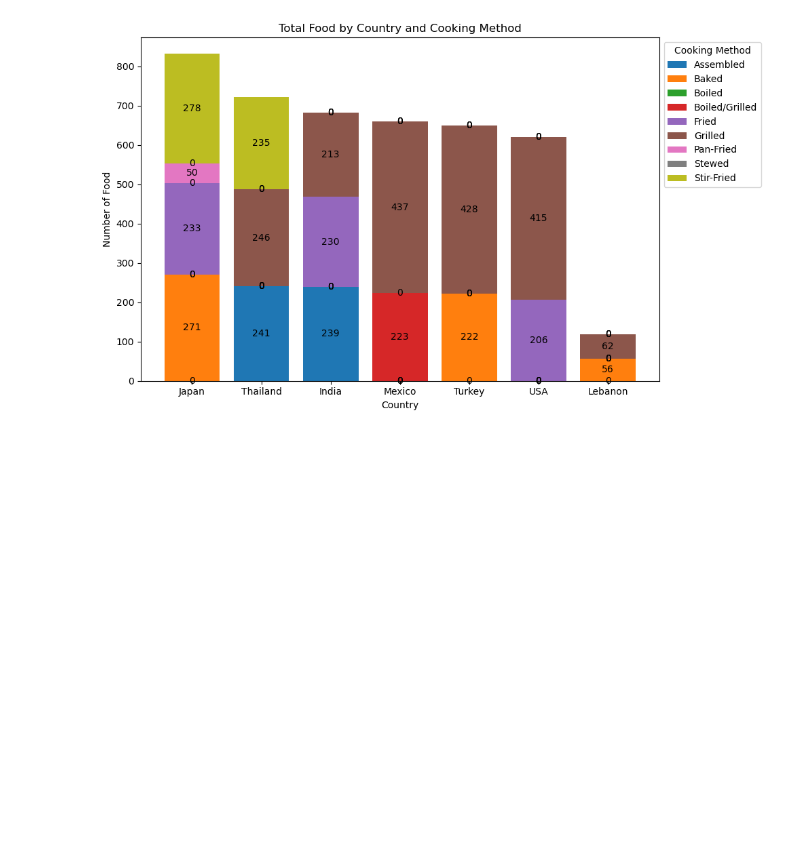
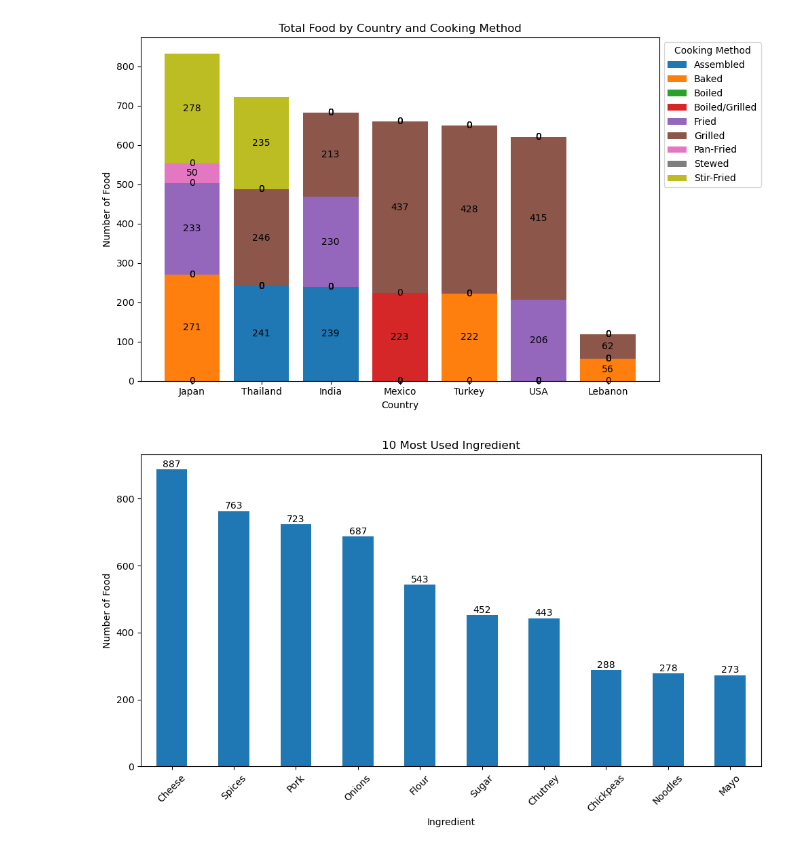
Before and after one commit to FlazeFy2/DS-Global_Street_Food_Dataset, a Jupyter notebook: exploratory data analysis-bar.ipynb, the cells around one changed output. Cells and saved outputs as stored; diff of their text form; code cells hidden in the pictures; blank space fills up the shorter version.

Commit message:
[DS] Exploratory Data Analysis (EDA) - Bar Chart 10 Most Used Ingredient

```diff
--- a/exploratory data analysis-bar.ipynb
+++ b/exploratory data analysis-bar.ipynb
@@ -49,3 +49,31 @@ for dt in target_col:
 [figure]
 [figure]
 [figure]
+# %%
+import pandas as pd
+import matplotlib.pyplot as plt
+
+# Exploratory Data Analysis (EDA) - Bar Chart 10 Most Used Ingredient
+df = pd.read_csv("global_street_food.csv")
+
+# Extract 'Ingredient' from the first word of the 'Ingredients' column
+df['Ingredient'] = df['Ingredients'].str.split(", ")
+df = df.explode('Ingredient')
+
+# Count Occurences
+top_context = df['Ingredient'].value_counts().head(10)
+
+# Bar Chart
+plt.figure(figsize=(10, 6))
+ax = top_context.plot(kind='bar')
+# Add label
+for i, value in enumerate(top_context):
+    plt.text(i, value + 1, str(value), ha='center', va='bottom')
+plt.title("10 Most Used Ingredient")
+plt.xlabel("Ingredient")
+plt.ylabel("Number of Food")
+plt.xticks(rotation=45)
+plt.tight_layout()
+plt.show()
+# %% [output]
+[figure, added]
```
